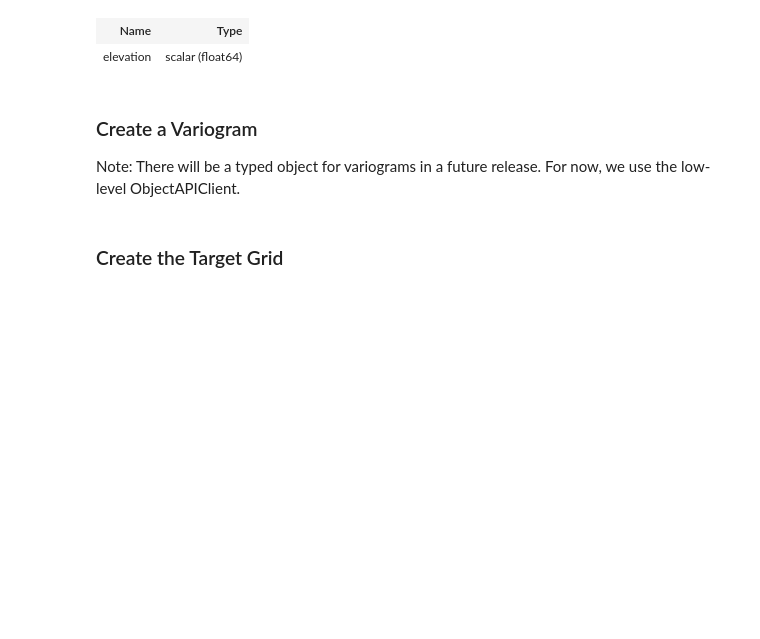
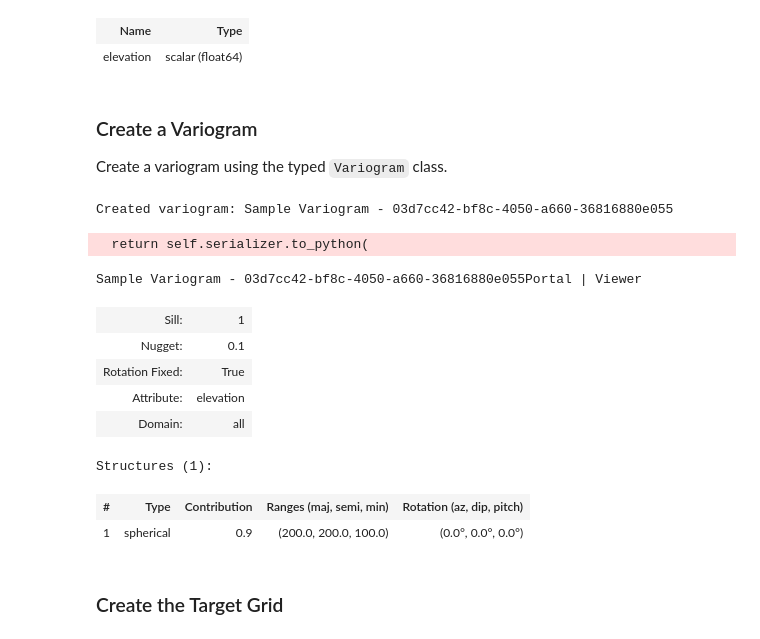
Before and after one commit to SeequentEvo/evo-python-sdk, a Jupyter notebook: packages/evo-compute/docs/examples/kriging.ipynb, the cells around one changed output. Drawn from its saved outputs; the diff is of its cells as text; code cells hidden in the pictures; blank space fills up the shorter version.

```diff
--- a/packages/evo-compute/docs/examples/kriging.ipynb
+++ b/packages/evo-compute/docs/examples/kriging.ipynb
@@ -242,4 +258,4 @@ source_pointset_created.attributes
 # %% [markdown]
 ### Create a Variogram
 
-Note: There will be a typed object for variograms in a future release. For now, we use the low-level ObjectAPIClient.
+Create a variogram using the typed `Variogram` class.
@@ -278,3 +262,43 @@ print(f"Created variogram: {variogram.name}")
+# %%
+from evo.objects.typed import Variogram, VariogramData, SphericalStructure, Anisotropy, EllipsoidRanges
+
+# Define a spherical variogram model using typed classes
+variogram_data = VariogramData(
+    name=f"Sample Variogram - {uuid.uuid4()}",
+    sill=1.0,
+    nugget=0.1,
+    is_rotation_fixed=True,
+    structures=[
+        SphericalStructure(
+            contribution=0.9,
+            anisotropy=Anisotropy(
+                ellipsoid_ranges=EllipsoidRanges(major=200.0, semi_major=200.0, minor=100.0),
+            ),
+        )
+    ],
+    attribute="elevation",
+    domain="all",
+)
+
+variogram_created = await Variogram.create(manager, variogram_data)
+
+print(f"Created variogram: {variogram_created.name}")
+# %% [output]
+Created variogram: Sample Variogram - 03d7cc42-bf8c-4050-a660-36816880e055
+  return self.serializer.to_python(
+# %%
+# Pretty-print the created variogram
+variogram_created
+# %% [output]
+Sample Variogram - 03d7cc42-bf8c-4050-a660-36816880e055Portal | Viewer
+| Sill: | 1 |
+| Nugget: | 0.1 |
+| Rotation Fixed: | True |
+| Attribute: | elevation |
+| Domain: | all |
+Structures (1):
+| # | Type | Contribution | Ranges (maj, semi, min) | Rotation (az, dip, pitch) |
+| 1 | spherical | 0.9 | (200.0, 200.0, 100.0) | (0.0°, 0.0°, 0.0°) |
 # %% [markdown]
 ### Create the Target Grid
 # %%
```
Also changed, not shown: parts of 10 cells of this notebook, 6 other files.
